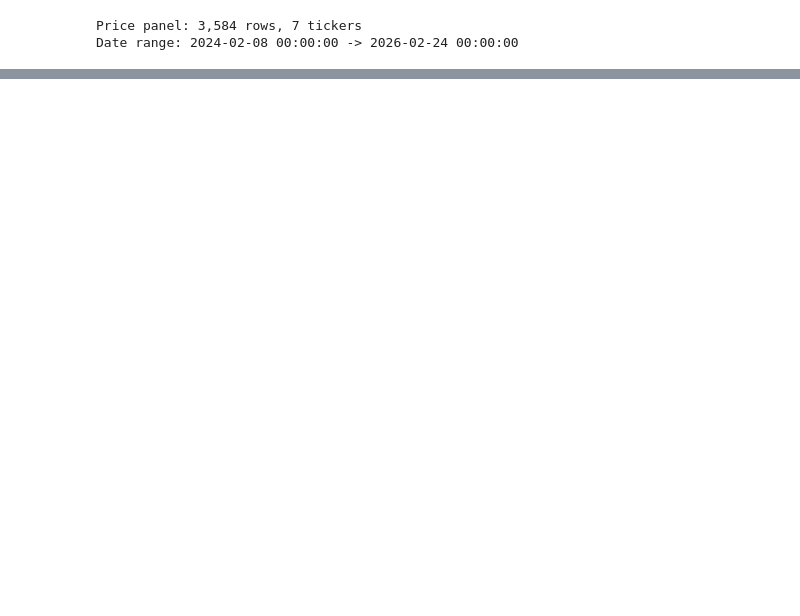
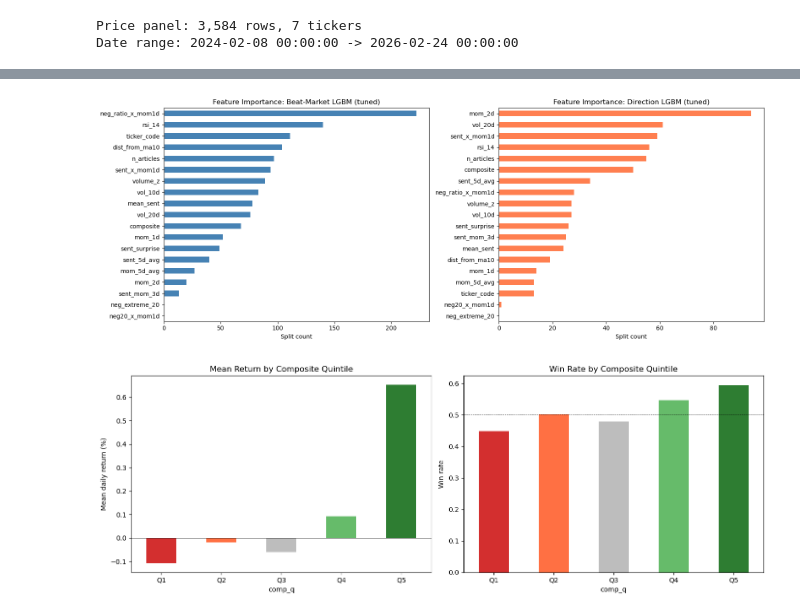
Before and after one commit to Trevor5008/market-sentiment-analysis, a Jupyter notebook: analysis/structural/model_selection.ipynb, the cells around one changed output, grey strips where cells are left out. Cells and saved outputs as stored; diff of their text form; code cells hidden in the pictures; blank space fills up the shorter version.

```diff
--- a/analysis/structural/model_selection.ipynb
+++ b/analysis/structural/model_selection.ipynb
@@ -212,0 +200,20 @@ for col in feature_cols:
+# %%
+full_features = [
+    "composite", "rsi_14", "mom_1d", "mom_2d", "mom_5d_avg",
+    "volume_z", "sent_mom_3d", "dist_from_ma10",
+    "sent_x_mom1d", "neg_ratio_x_mom1d", "neg20_x_mom1d",
+    "mean_sent", "neg_extreme_20",
+    "vol_10d", "vol_20d",
+    "sent_5d_avg", "sent_surprise",
+    "n_articles", "ticker_code",
+]
+
+top_features = ["composite", "rsi_14", "mom_1d", "volume_z",
+    "sent_mom_3d", "dist_from_ma10", "ticker_code"]
+
+clean = td[full_features + ["ret", "up", "beat_market", "price_date", "ticker"]].dropna()
+clean = clean.sort_values("price_date").reset_index(drop=True)
+
+print(f"Clean rows: {len(clean):,} (dropped {len(td) - len(clean):,} NaN)")
+print(f"Direction balance: {clean['up'].mean():.3f}")
+print(f"Beat-market balance: {clean['beat_market'].mean():.3f}")
@@ -212,0 +433,40 @@ for col in feature_cols:
+# %%
+fig, axes = plt.subplots(1, 2, figsize=(16, 6))
+
+imp_bm = pd.Series(best_model.feature_importances_, index=full_features).sort_values()
+imp_bm.plot.barh(ax=axes[0], color="steelblue")
+axes[0].set_title("Feature Importance: Beat-Market LGBM (tuned)")
+axes[0].set_xlabel("Split count")
+
+imp_d = pd.Series(best_dir.feature_importances_, index=full_features).sort_values()
+imp_d.plot.barh(ax=axes[1], color="coral")
+axes[1].set_title("Feature Importance: Direction LGBM (tuned)")
+axes[1].set_xlabel("Split count")
+
+plt.tight_layout()
+plt.show()
+
+fig, axes = plt.subplots(1, 2, figsize=(14, 5))
+
+vc = clean.copy()
+vc["comp_q"] = pd.qcut(vc["composite"], 5, labels=["Q1", "Q2", "Q3", "Q4", "Q5"])
+q_stats = vc.groupby("comp_q").agg(mean_ret=("ret", "mean"), win_rate=("up", "mean"))
+
+colors = ["#d32f2f", "#ff7043", "#bdbdbd", "#66bb6a", "#2e7d32"]
+(q_stats["mean_ret"] * 100).plot.bar(ax=axes[0], color=colors)
+axes[0].set_title("Mean Return by Composite Quintile")
+axes[0].set_ylabel("Mean daily return (%)")
+axes[0].axhline(0, color="black", linewidth=0.5)
+axes[0].tick_params(axis="x", rotation=0)
+
+q_stats["win_rate"].plot.bar(ax=axes[1], color=colors)
+axes[1].set_title("Win Rate by Composite Quintile")
+axes[1].set_ylabel("Win rate")
+axes[1].axhline(0.5, color="black", linewidth=0.5, linestyle="--")
+axes[1].tick_params(axis="x", rotation=0)
+
+plt.tight_layout()
+plt.show()
+# %% [output]
+[figure, added]
+[figure, added]
```
Also changed, not shown: parts of 13 cells of this notebook.
